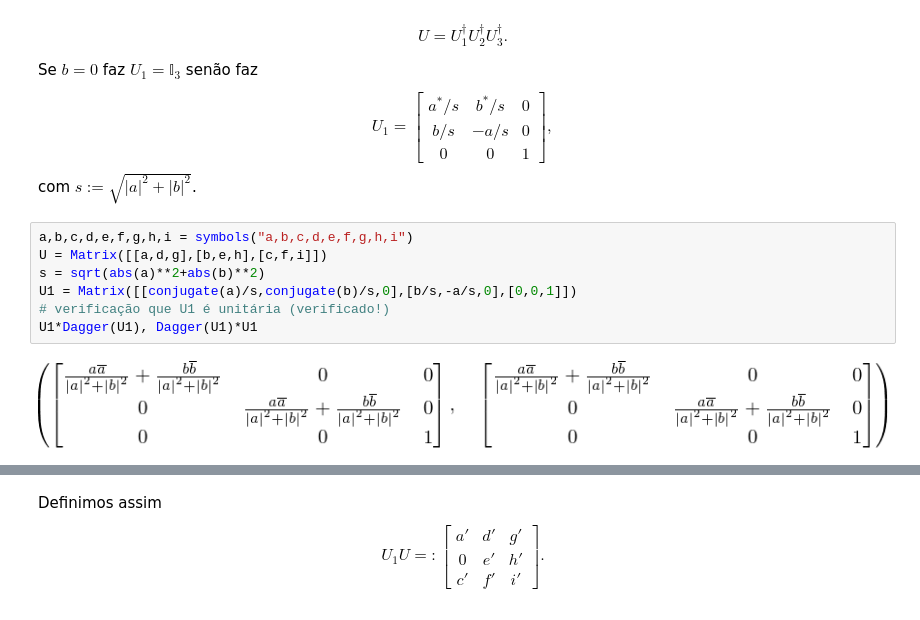
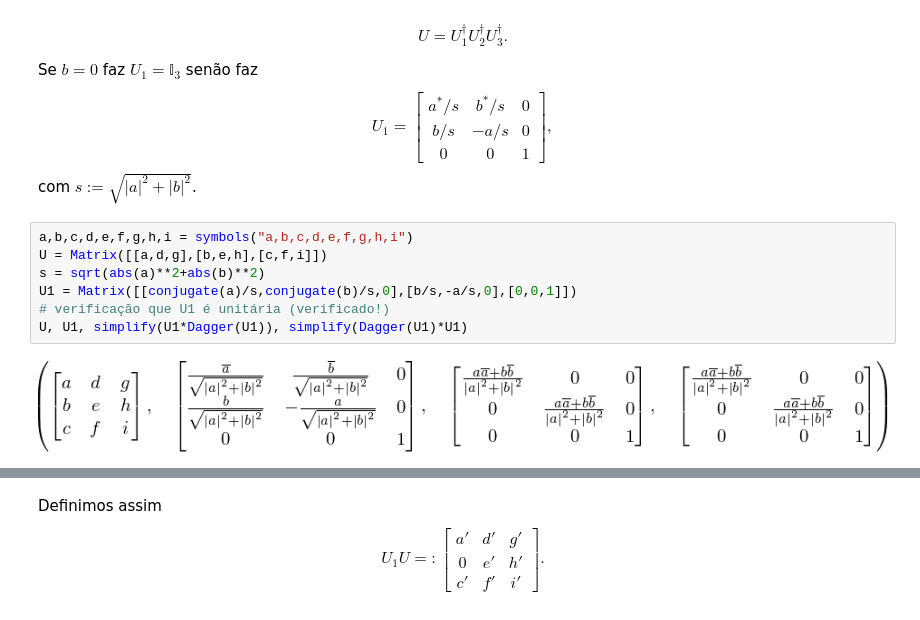
Before and after one commit to jonasmaziero/algebra_linear, a Jupyter notebook: 09_U_O_Sp.ipynb, the cells around one changed output, grey strips where cells are left out. Saved outputs shown, nothing was run; the diff lists cells and outputs as text.

```diff
--- a/09_U_O_Sp.ipynb
+++ b/09_U_O_Sp.ipynb
@@ -33,9 +33,9 @@ com $s:=\sqrt{|a|^{2}+|b|^{2}}$.
 # %%
 a,b,c,d,e,f,g,h,i = symbols("a,b,c,d,e,f,g,h,i")
 U = Matrix([[a,d,g],[b,e,h],[c,f,i]])
 s = sqrt(abs(a)**2+abs(b)**2)
 U1 = Matrix([[conjugate(a)/s,conjugate(b)/s,0],[b/s,-a/s,0],[0,0,1]])
 # verificação que U1 é unitária (verificado!)
-U1*Dagger(U1), Dagger(U1)*U1
+U, U1, simplify(U1*Dagger(U1)), simplify(Dagger(U1)*U1)
 # %% [output]
-[figure, old version]
+[figure, new version]
```
Also changed, not shown: parts of 10 cells of this notebook, 2 other files.
